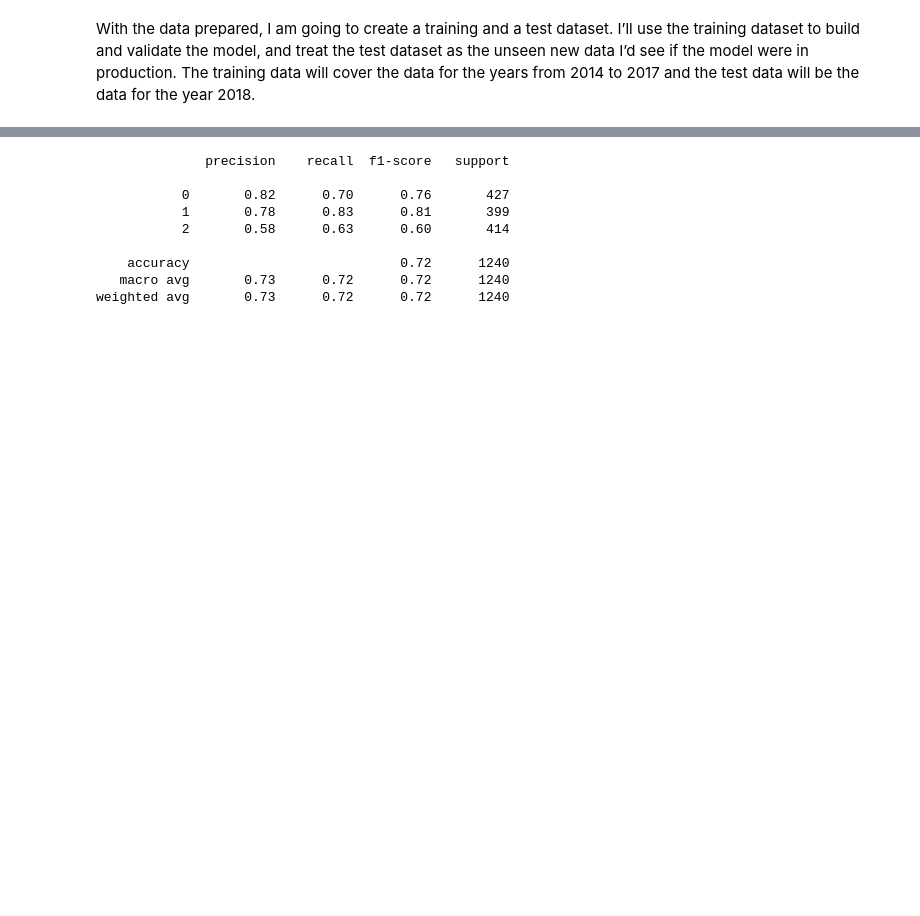
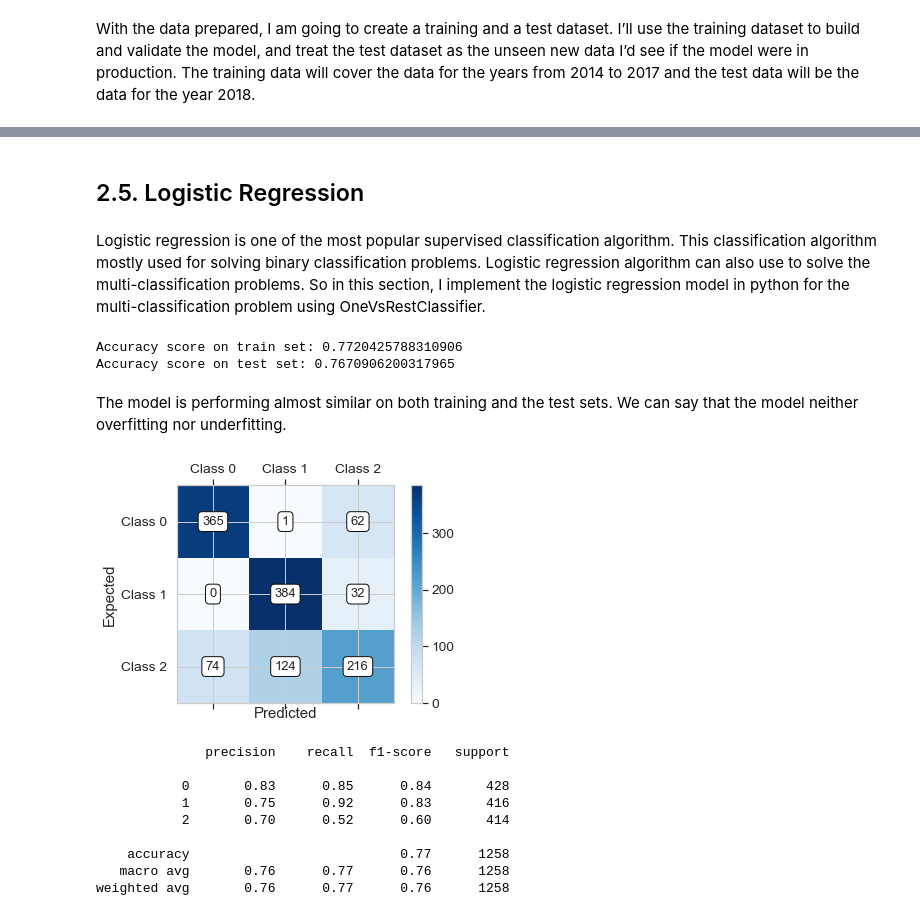
Before and after one commit to mb-la/Capstone-Project-1, a Jupyter notebook: Machine Learning.ipynb, the cells around one changed output, grey strips where cells are left out. Saved outputs shown, nothing was run; the diff lists cells and outputs as text; code cells hidden in the pictures; blank space fills up the shorter version.

```diff
--- a/Machine Learning.ipynb
+++ b/Machine Learning.ipynb
@@ -583,15 +434,0 @@ weighted avg       0.79      0.78      0.78      1240
-# %%
-from sklearn.tree import DecisionTreeClassifier
-from sklearn.metrics import accuracy_score
-
-# Instantiate a Decision Tree classifier for decision tree
-dt = DecisionTreeClassifier()
-
-# Fit to training set
-dt.fit(X_train, y_train)
-
-# Predict on test data
-y_pred_dt = dt.predict(X_test)
-
-# Evaluate the accuracy of Decision Tree classifier
-accuracy_score(y_test, y_pred_dt)
@@ -607,12 +435,45 @@ conf_matrix(conf_dt)
-# %%
-print(classification_report(y_test, y_pred_dt))
-# %% [output]
-              precision    recall  f1-score   support
-
-           0       0.82      0.70      0.76       427
-           1       0.78      0.83      0.81       399
-           2       0.58      0.63      0.60       414
-
-    accuracy                           0.72      1240
-   macro avg       0.73      0.72      0.72      1240
-weighted avg       0.73      0.72      0.72      1240
+# %% [markdown]
+## 2.5. Logistic Regression
+# %% [markdown]
+Logistic regression is one of the most popular supervised classification algorithm. This classification algorithm mostly used for solving binary classification problems. Logistic regression algorithm can also use to solve the multi-classification problems. So in this section, I implement the logistic regression model in python for the multi-classification problem using OneVsRestClassifier.
+# %%
+from sklearn.pipeline  import make_pipeline
+from sklearn.pipeline import Pipeline
+from sklearn.preprocessing import StandardScaler
+from sklearn.linear_model import LogisticRegression
+from sklearn.multiclass import OneVsRestClassifier
+
+# creating a pipeline
+pl_lgr = Pipeline([('scaler', StandardScaler()),
+               ('lgr', OneVsRestClassifier(LogisticRegression(solver='lbfgs', max_iter=150)))])
+
+pl_lgr.fit(X_train, y_train)
+accuracy_lgr = pl_lgr.score(X_test, y_test)
+y_pred_lgr = pl_lgr.predict(X_test)
+
+print('Accuracy score on train set:', accuracy_score(y_train, pl_lgr.predict(X_train)))
+print('Accuracy score on test set:', accuracy_lgr)
+# %% [output]
+Accuracy score on train set: 0.7720425788310906
+Accuracy score on test set: 0.7670906200317965
+# %% [markdown]
+The model is performing almost similar on both training and the test sets. We can say that the model neither overfitting nor underfitting.
+# %%
+# applying the confusion matrix
+conf_lgr = confusion_matrix(y_test, y_pred_lgr)
+
+# calling the confusion matrix
+conf_matrix(conf_lgr)
+
+print(classification_report(y_test, y_pred_lgr))
+# %% [output]
+[figure, added]
+              precision    recall  f1-score   support
+
+           0       0.83      0.85      0.84       428
+           1       0.75      0.92      0.83       416
+           2       0.70      0.52      0.60       414
+
+    accuracy                           0.77      1258
+   macro avg       0.76      0.77      0.76      1258
+weighted avg       0.76      0.77      0.76      1258
```
Also changed, not shown: parts of 77 cells of this notebook.
